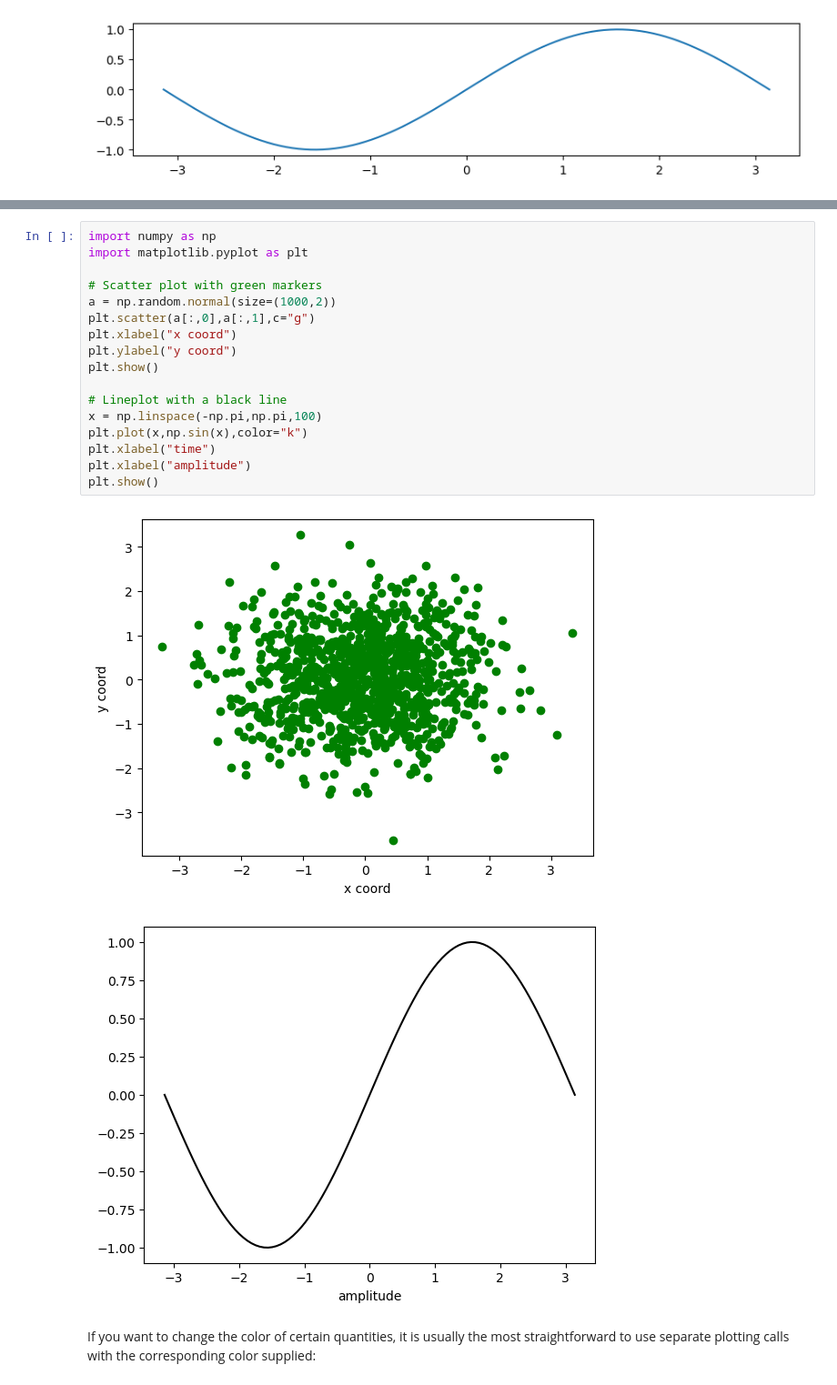
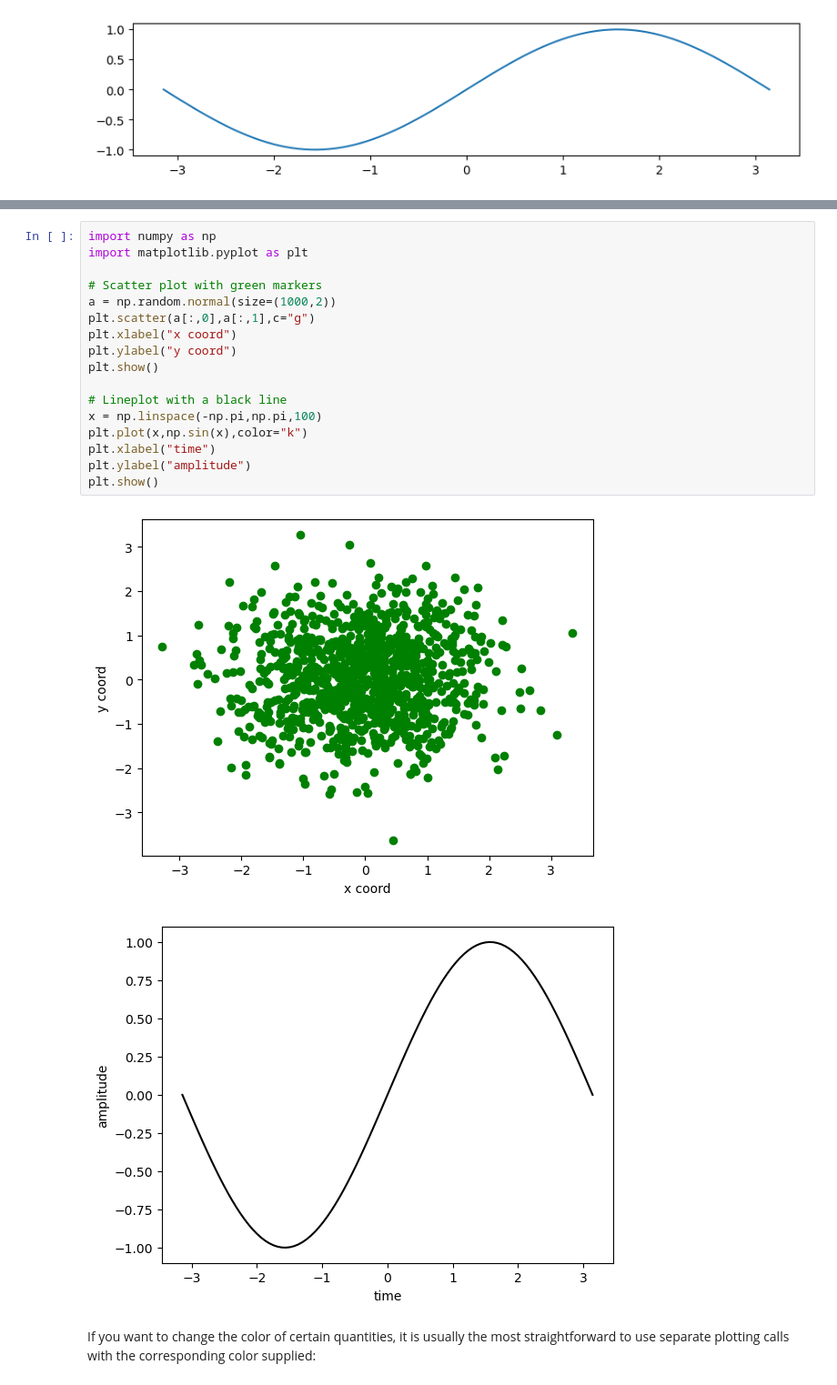
Before and after one commit to SECQUOIA/PU_CHE597_S2025, a Jupyter notebook: 3-Matplotlib/Matplotlib.ipynb, the cells around one changed output, grey strips where cells are left out. Shown at 91% size. Drawn from its saved outputs; the diff is of its cells as text.

```diff
--- a/3-Matplotlib/Matplotlib.ipynb
+++ b/3-Matplotlib/Matplotlib.ipynb
@@ -217,23 +322,23 @@ All of the built in plotting functions provide ways of modifying the color via t
 # %%
 import numpy as np
 import matplotlib.pyplot as plt
 
 # Scatter plot with green markers
 a = np.random.normal(size=(1000,2))
 plt.scatter(a[:,0],a[:,1],c="g")
 plt.xlabel("x coord")
 plt.ylabel("y coord")
 plt.show()
 
 # Lineplot with a black line
 x = np.linspace(-np.pi,np.pi,100)
 plt.plot(x,np.sin(x),color="k")
 plt.xlabel("time")
-plt.xlabel("amplitude")
+plt.ylabel("amplitude")
 plt.show()
 # %% [output]
 [figure]
-[figure, old version]
+[figure, new version]
 # %% [markdown]
 If you want to change the color of certain quantities, it is usually the most straightforward to use separate plotting calls with the corresponding color supplied:
 # %%
```
Also changed, not shown: parts of 41 cells of this notebook.
